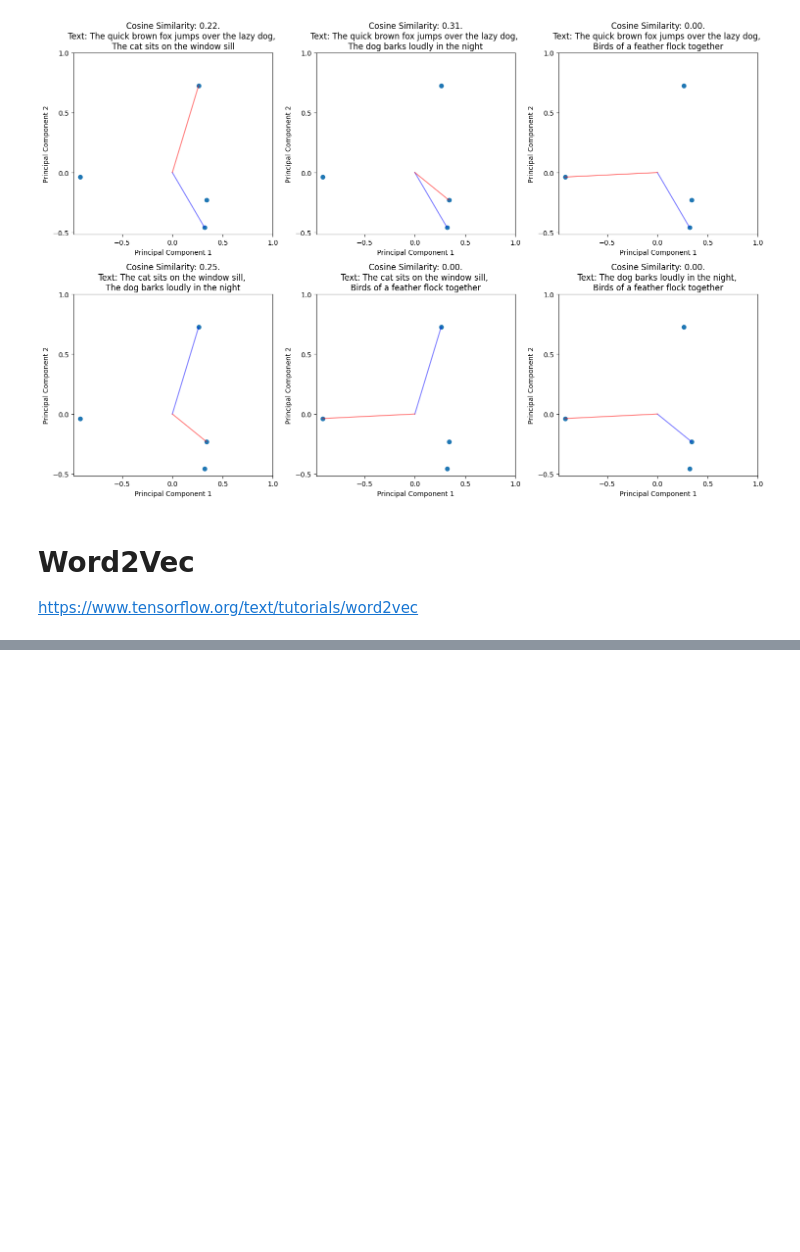
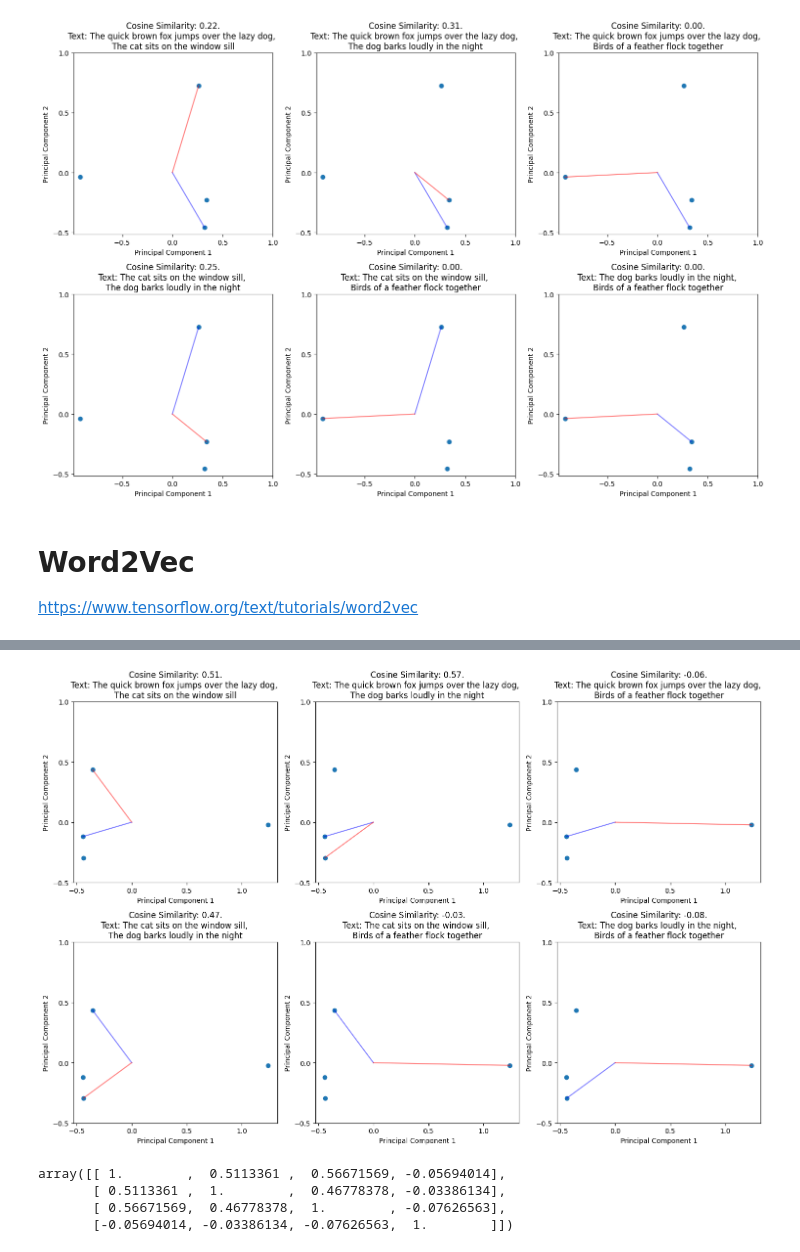
Before and after one commit to pm012/DataScience_sandbox, a Jupyter notebook: notebooks/module12/module_12_1_NLP.ipynb, the cells around one changed output, grey strips where cells are left out. Cells and saved outputs as stored; diff of their text form; code cells hidden in the pictures; blank space fills up the shorter version.

Commit message:
Update requirements.txt and added  Word2Vec model sample (with cosine similarity comparison

```diff
--- a/notebooks/module12/module_12_1_NLP.ipynb
+++ b/notebooks/module12/module_12_1_NLP.ipynb
@@ -573,0 +639,17 @@ https://www.tensorflow.org/text/tutorials/word2vec
+# %%
+# Sample text to encode
+text = "This fox is a very quick fox"
+
+# Tokenize the text
+tokens = word_tokenize(text.lower())
+
+# Encode the text
+word_vectors = [model.wv[word] for word in tokens if word in model.wv.key_to_index.keys()]
+
+# Average teh word vectors to get the text encoding
+if word_vectors:
+    encoded_text = np.mean(word_vectors, axis=0)
+else:
+    encoded_text = np.zeros(vector_size)  # If no words are in the vocabulary, return a zero vector
+
+print("Encoded Text Vector:", encoded_text)
@@ -573,0 +757,39 @@ https://www.tensorflow.org/text/tutorials/word2vec
+# %%
+# Compute cosine similarity
+cos_sim = cosine_similarity(embeddings)
+
+# Perform PCA to reduce deimnsions to 2 for visualization
+pca = PCA(n_components=2)
+matrix_pca = pca.fit_transform(cos_sim)
+
+# Plotting the reduced vectors
+num_pairs = len(corpus) * (len(corpus) - 1) // 2
+plt.figure(figsize=(15, 10))
+subplot_index = 1
+for i in range(len(corpus)):
+    for j in range(i + 1, len(corpus)):
+        plt.subplot(2, num_pairs//2, subplot_index)
+        plt.scatter(matrix_pca[:, 0], matrix_pca[:, 1])
+        plt.plot([0, matrix_pca[i, 0]],
+                 [0, matrix_pca[i, 1]],
+                 linestyle='-', color='blue', alpha=0.5)
+        plt.plot([0, matrix_pca[j, 0]],
+                 [0, matrix_pca[j, 1]],
+                 linestyle='-', color='red', alpha=0.5)
+        plt.xlabel('Principal Component 1')
+        plt.ylabel('Principal Component 2')
+        plt.title(f'Cosine Similarity: {cos_sim[i,j]:.2f}.\nText: {corpus[i]}, \n{corpus[j]}')
+        plt.xticks(np.arange(-0.5, 1.5, 0.5))
+        plt.yticks(np.arange(-0.5, 1.5, 0.5))
+        subplot_index += 1
+plt.tight_layout()
+plt.show()
+# %% [output]
+[figure, added]
+# %%
+cos_sim
+# %% [output]
+array([[ 1.        ,  0.5113361 ,  0.56671569, -0.05694014],
+       [ 0.5113361 ,  1.        ,  0.46778378, -0.03386134],
+       [ 0.56671569,  0.46778378,  1.        , -0.07626563],
+       [-0.05694014, -0.03386134, -0.07626563,  1.        ]])
```
Also changed, not shown: parts of 18 cells of this notebook, 3 other files.
